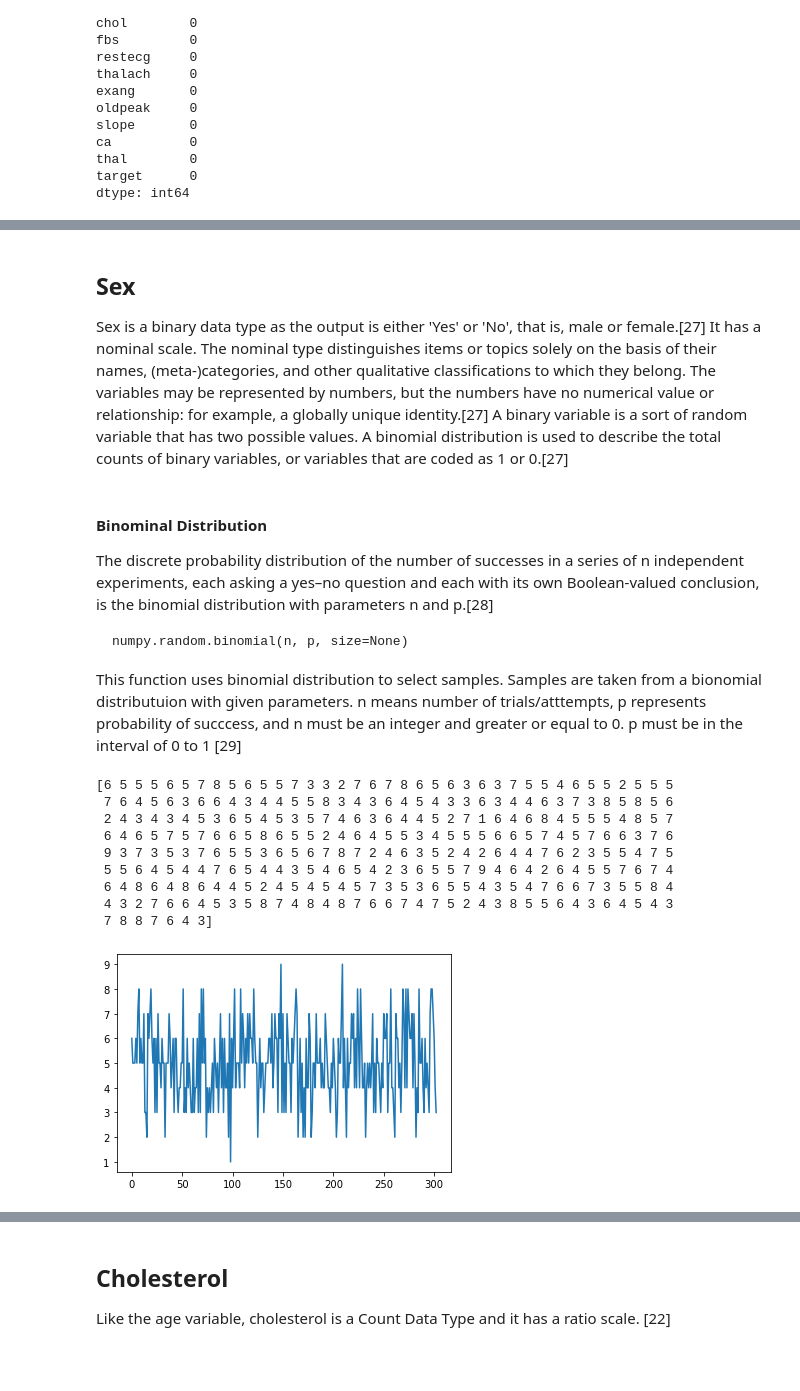
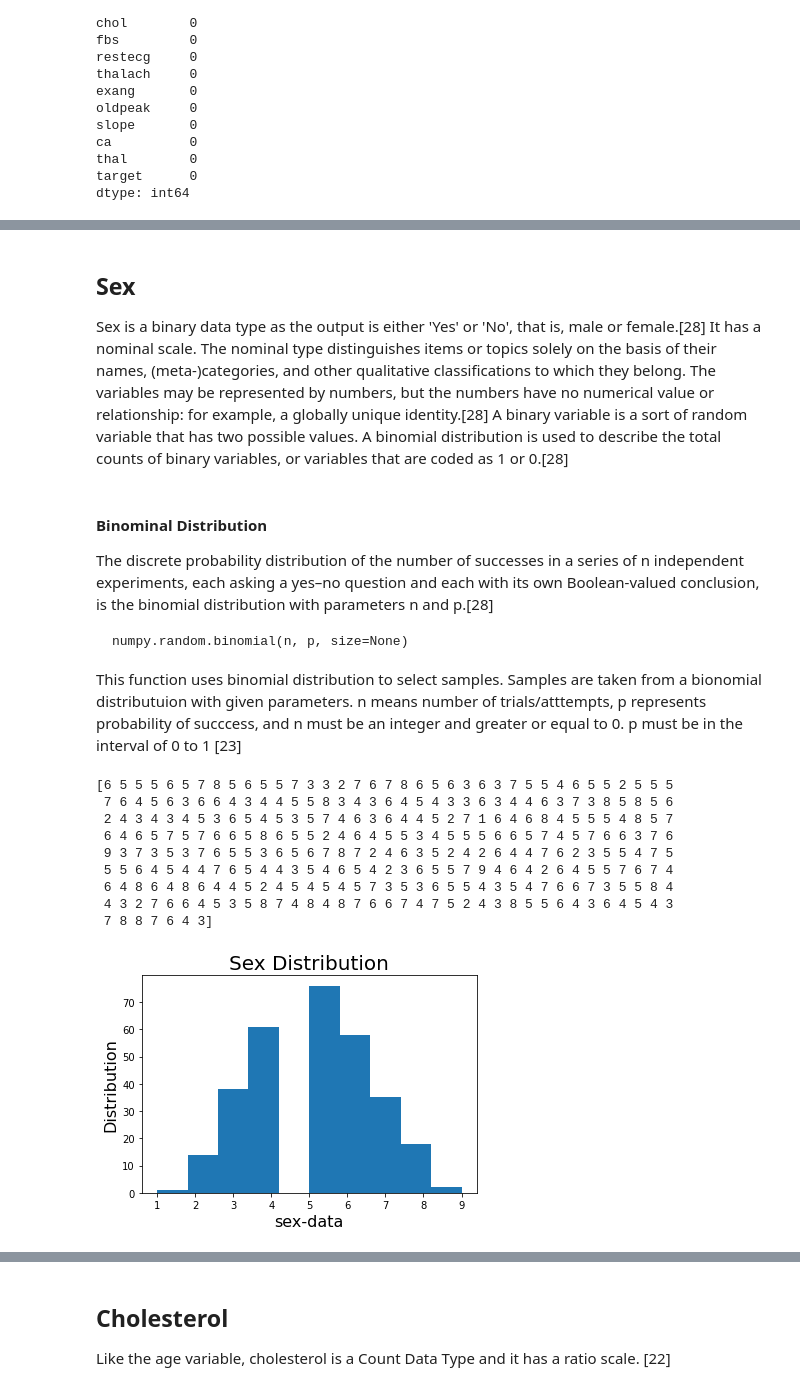
Before and after one commit to Trishmcc/Synthesised_Dataset, a Jupyter notebook: Synthesised_Dataset.ipynb, the cells around one changed output, grey strips where cells are left out. Cells and saved outputs as stored; diff of their text form; code cells hidden in the pictures; blank space fills up the shorter version.

```diff
--- a/Synthesised_Dataset.ipynb
+++ b/Synthesised_Dataset.ipynb
@@ -292,6 +272,6 @@ plt.show()
 # %% [markdown]
 ## Sex
-Sex is a binary data type as the output is either 'Yes' or 'No', that is, male or female.[27] It has a nominal scale. The nominal type distinguishes items or topics solely on the basis of their names, (meta-)categories, and other qualitative classifications to which they belong. The variables may be represented by numbers, but the numbers have no numerical value or relationship: for example, a globally unique identity.[27] A binary variable is a sort of random variable that has two possible values. A binomial distribution is used to describe the total counts of binary variables, or variables that are coded as 1 or 0.[27]
+Sex is a binary data type as the output is either 'Yes' or 'No', that is, male or female.[28] It has a nominal scale. The nominal type distinguishes items or topics solely on the basis of their names, (meta-)categories, and other qualitative classifications to which they belong. The variables may be represented by numbers, but the numbers have no numerical value or relationship: for example, a globally unique identity.[28] A binary variable is a sort of random variable that has two possible values. A binomial distribution is used to describe the total counts of binary variables, or variables that are coded as 1 or 0.[28]
 # %% [markdown]
 #### Binominal Distribution
 
@@ -299,28 +279,34 @@ The discrete probability distribution of the number of successes in a series of
 
     numpy.random.binomial(n, p, size=None)
 
-This function uses binomial distribution to select samples. Samples are taken from a bionomial distributuion with given parameters. n means number of trials/atttempts, p represents probability of succcess, and n must be an integer and greater or equal to 0. p must be in the interval of 0 to 1 [29]
+This function uses binomial distribution to select samples. Samples are taken from a bionomial distributuion with given parameters. n means number of trials/atttempts, p represents probability of succcess, and n must be an integer and greater or equal to 0. p must be in the interval of 0 to 1 [23]
 # %%
 #Sex - Binominal Distribution
 
 np.random.seed(0)
 np.random.rand()
 
 n, p = 10, .5  # number of trials, probability of each trial
 sex_data = np.random.binomial(n, p, 303)
 print (sex_data)
 
 # Displaying Data
-plt.plot(sex_data)
+
+plt.hist(sex_data)
+
+plt.title('Sex Distribution', fontsize=20)
+plt.xlabel('sex-data', fontsize=16)
+plt.ylabel('Distribution', fontsize=16)
+
 plt.show()
 # %% [output]
 [6 5 5 5 6 5 7 8 5 6 5 5 7 3 3 2 7 6 7 8 6 5 6 3 6 3 7 5 5 4 6 5 5 2 5 5 5
  7 6 4 5 6 3 6 6 4 3 4 4 5 5 8 3 4 3 6 4 5 4 3 3 6 3 4 4 6 3 7 3 8 5 8 5 6
  2 4 3 4 3 4 5 3 6 5 4 5 3 5 7 4 6 3 6 4 4 5 2 7 1 6 4 6 8 4 5 5 5 4 8 5 7
  6 4 6 5 7 5 7 6 6 5 8 6 5 5 2 4 6 4 5 5 3 4 5 5 5 6 6 5 7 4 5 7 6 6 3 7 6
  9 3 7 3 5 3 7 6 5 5 3 6 5 6 7 8 7 2 4 6 3 5 2 4 2 6 4 4 7 6 2 3 5 5 4 7 5
  5 5 6 4 5 4 4 7 6 5 4 4 3 5 4 6 5 4 2 3 6 5 5 7 9 4 6 4 2 6 4 5 5 7 6 7 4
  6 4 8 6 4 8 6 4 4 5 2 4 5 4 5 4 5 7 3 5 3 6 5 5 4 3 5 4 7 6 6 7 3 5 5 8 4
  4 3 2 7 6 6 4 5 3 5 8 7 4 8 4 8 7 6 6 7 4 7 5 2 4 3 8 5 5 6 4 3 6 4 5 4 3
  7 8 8 7 6 4 3]
-[figure, old version]
+[figure, new version]
```
Also changed, not shown: parts of 60 cells of this notebook.
